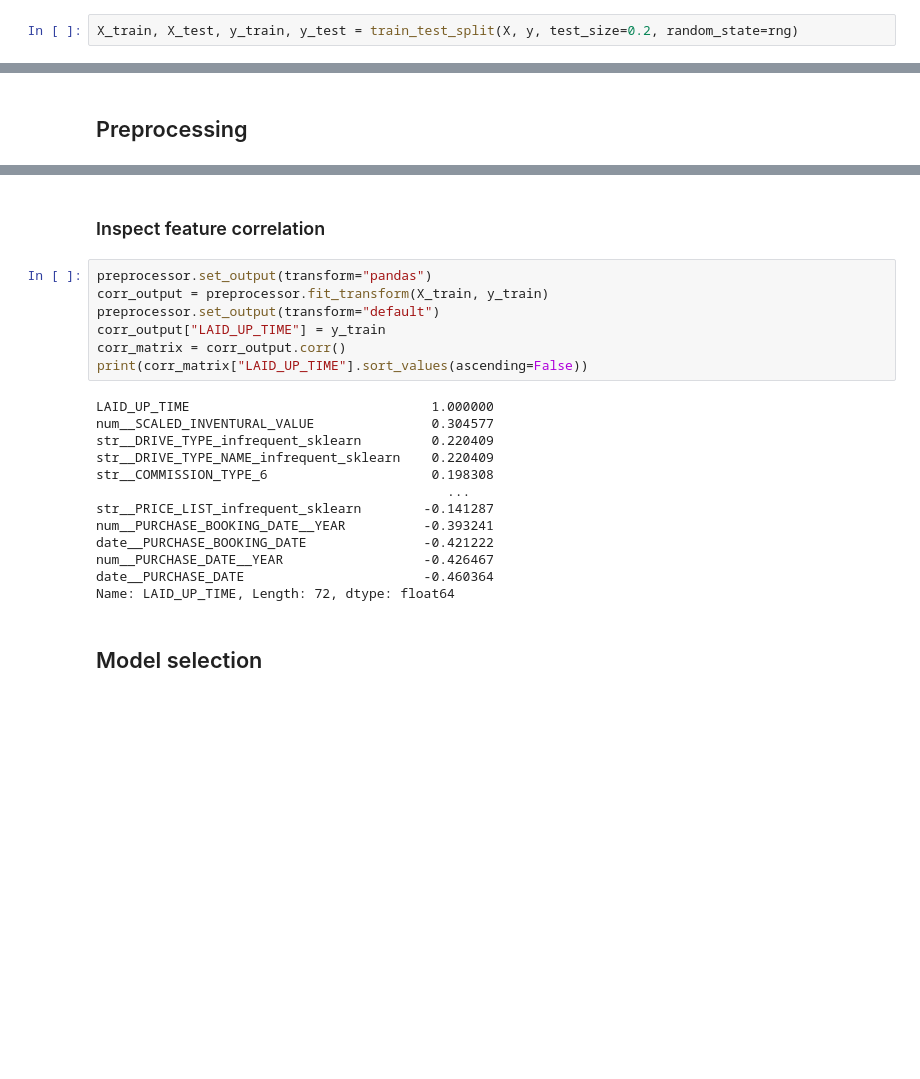
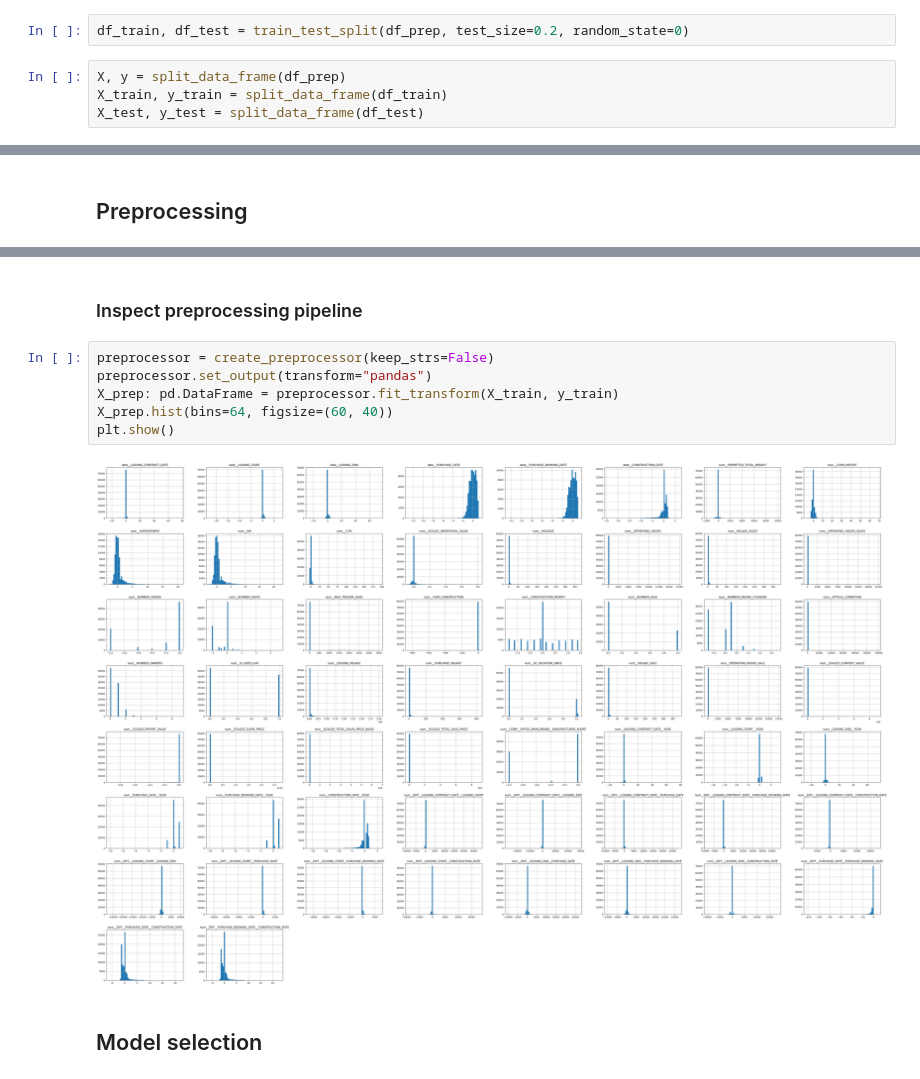
Before and after one commit to TurboThommy/ml4ds-end-to-end-project, a Jupyter notebook: scikit_learn_test.ipynb, the cells around one changed output, grey strips where cells are left out. Cells and saved outputs as stored; diff of their text form; blank space fills up the shorter version.

Commit message:
add prediction export and improve feature preprocessing

```diff
--- a/scikit_learn_test.ipynb
+++ b/scikit_learn_test.ipynb
@@ -287,7 +337,11 @@ None
 # %% [markdown]
 ## Split test and train set
 # %%
-X_train, X_test, y_train, y_test = train_test_split(X, y, test_size=0.2, random_state=rng)
+df_train, df_test = train_test_split(df_prep, test_size=0.2, random_state=0)
+# %%
+X, y = split_data_frame(df_prep)
+X_train, y_train = split_data_frame(df_train)
+X_test, y_test = split_data_frame(df_test)
 # %%
 print(f"mean: {np.mean(y_train)}")
 print(f"std: {np.std(y_train)}")
@@ -355,25 +413,13 @@ Pipeline(steps=[('per_feature',
 # %% [markdown]
-### Inspect feature correlation
+### Inspect preprocessing pipeline
-# %%
-preprocessor.set_output(transform="pandas")
-corr_output = preprocessor.fit_transform(X_train, y_train)
-preprocessor.set_output(transform="default")
-corr_output["LAID_UP_TIME"] = y_train
-corr_matrix = corr_output.corr()
-print(corr_matrix["LAID_UP_TIME"].sort_values(ascending=False))
-# %% [output]
-LAID_UP_TIME                               1.000000
-num__SCALED_INVENTURAL_VALUE               0.304577
-str__DRIVE_TYPE_infrequent_sklearn         0.220409
-str__DRIVE_TYPE_NAME_infrequent_sklearn    0.220409
-str__COMMISSION_TYPE_6                     0.198308
-                                             ...
-str__PRICE_LIST_infrequent_sklearn        -0.141287
-num__PURCHASE_BOOKING_DATE__YEAR          -0.393241
-date__PURCHASE_BOOKING_DATE               -0.421222
-num__PURCHASE_DATE__YEAR                  -0.426467
-date__PURCHASE_DATE                       -0.460364
-Name: LAID_UP_TIME, Length: 72, dtype: float64
+# %%
+preprocessor = create_preprocessor(keep_strs=False)
+preprocessor.set_output(transform="pandas")
+X_prep: pd.DataFrame = preprocessor.fit_transform(X_train, y_train)
+X_prep.hist(bins=64, figsize=(60, 40))
+plt.show()
+# %% [output]
+[figure, added]
 # %% [markdown]
 ## Model selection
 # %% [markdown]
```
Also changed, not shown: parts of 32 cells of this notebook, 2 other files.
